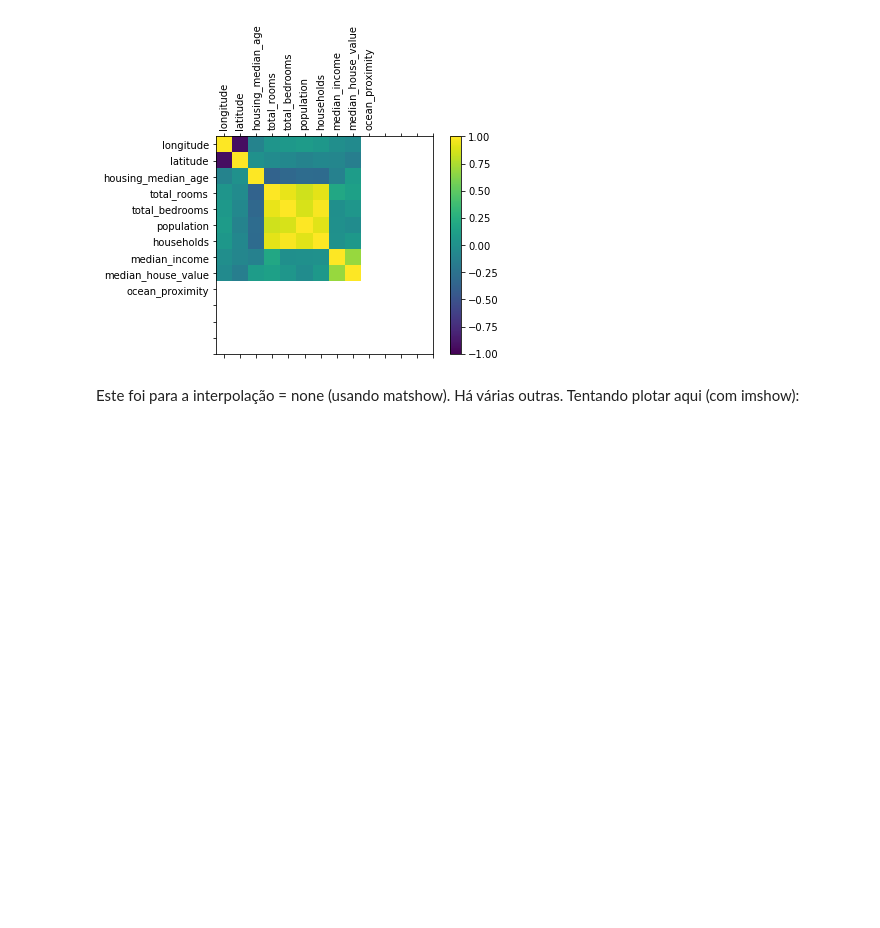
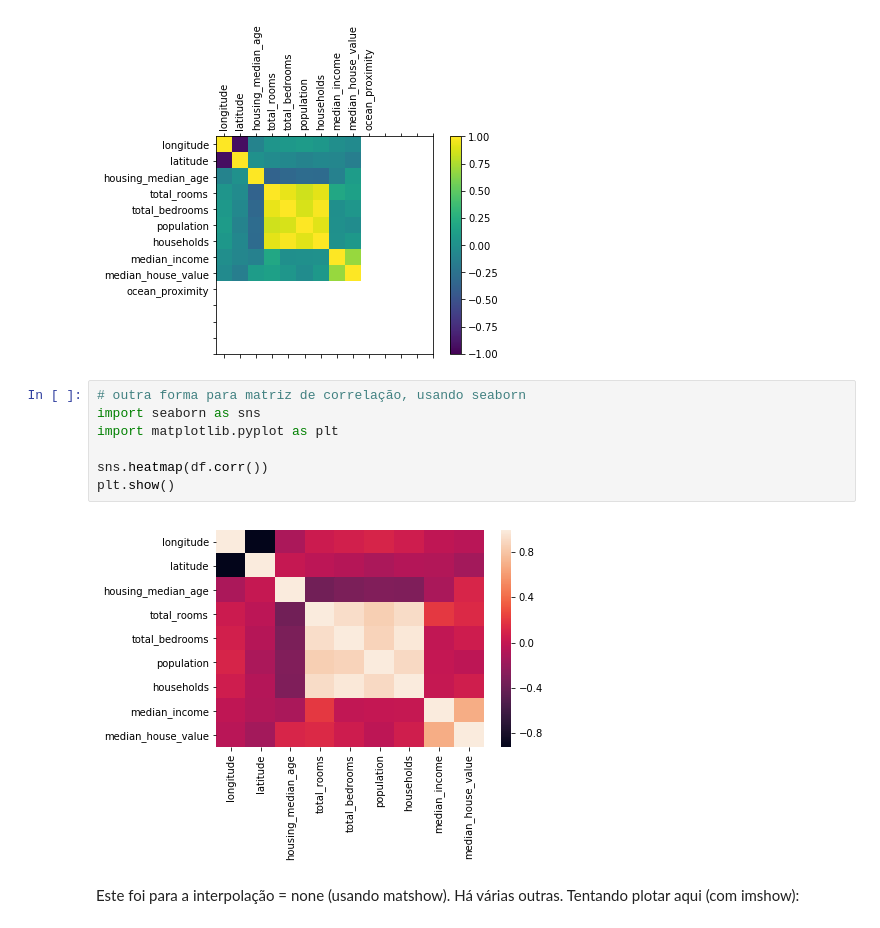
Before and after one commit to marcelomiky/python_code, a Jupyter notebook: scikit-learn/tcc/california-housing-prices.ipynb, the cells around one changed output. Cells and saved outputs as stored; diff of their text form; blank space fills up the shorter version.

```diff
--- a/scikit-learn/tcc/california-housing-prices.ipynb
+++ b/scikit-learn/tcc/california-housing-prices.ipynb
@@ -374,6 +370,15 @@ ax.set_yticklabels(df.keys())
 plt.show()
 # %% [output]
 [figure]
+# %%
+# outra forma para matriz de correlação, usando seaborn
+import seaborn as sns
+import matplotlib.pyplot as plt
+
+sns.heatmap(df.corr())
+plt.show()
+# %% [output]
+[figure, added]
 # %% [markdown]
 Este foi para a interpolação = none (usando matshow). Há várias outras. Tentando plotar aqui (com imshow):
 # %%
```
Also changed, not shown: parts of 4 cells of this notebook.
